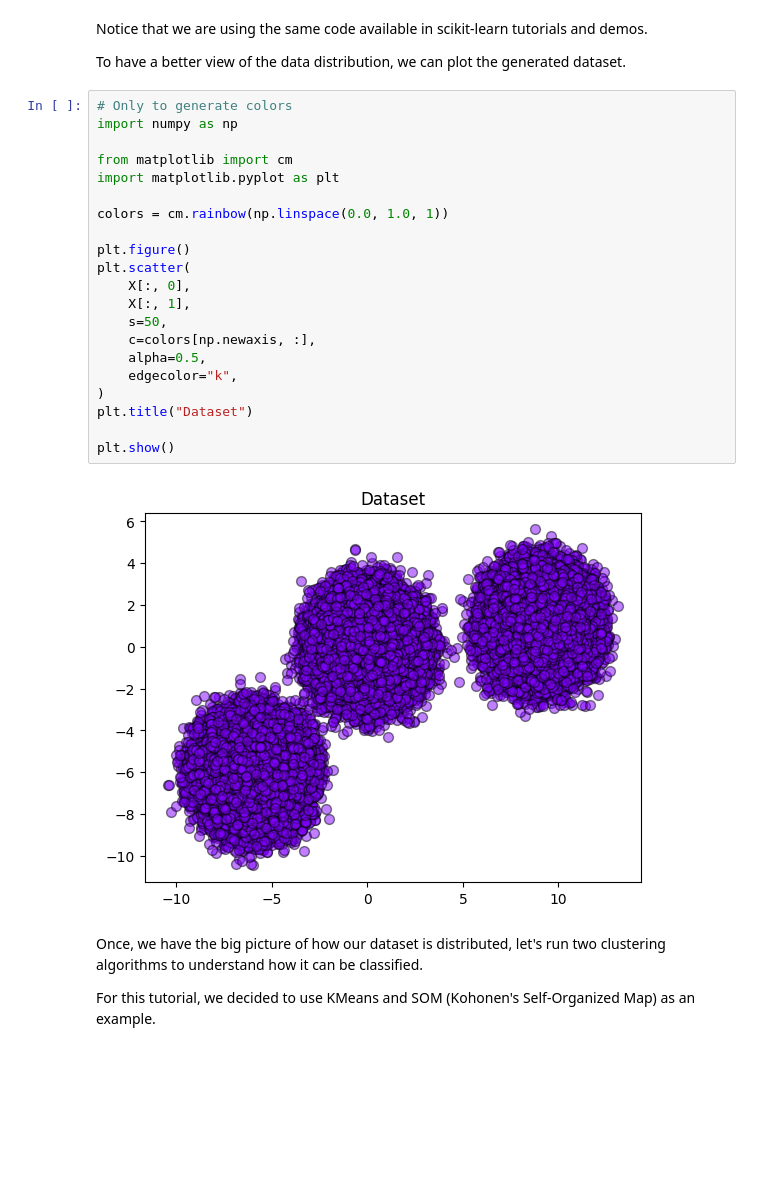
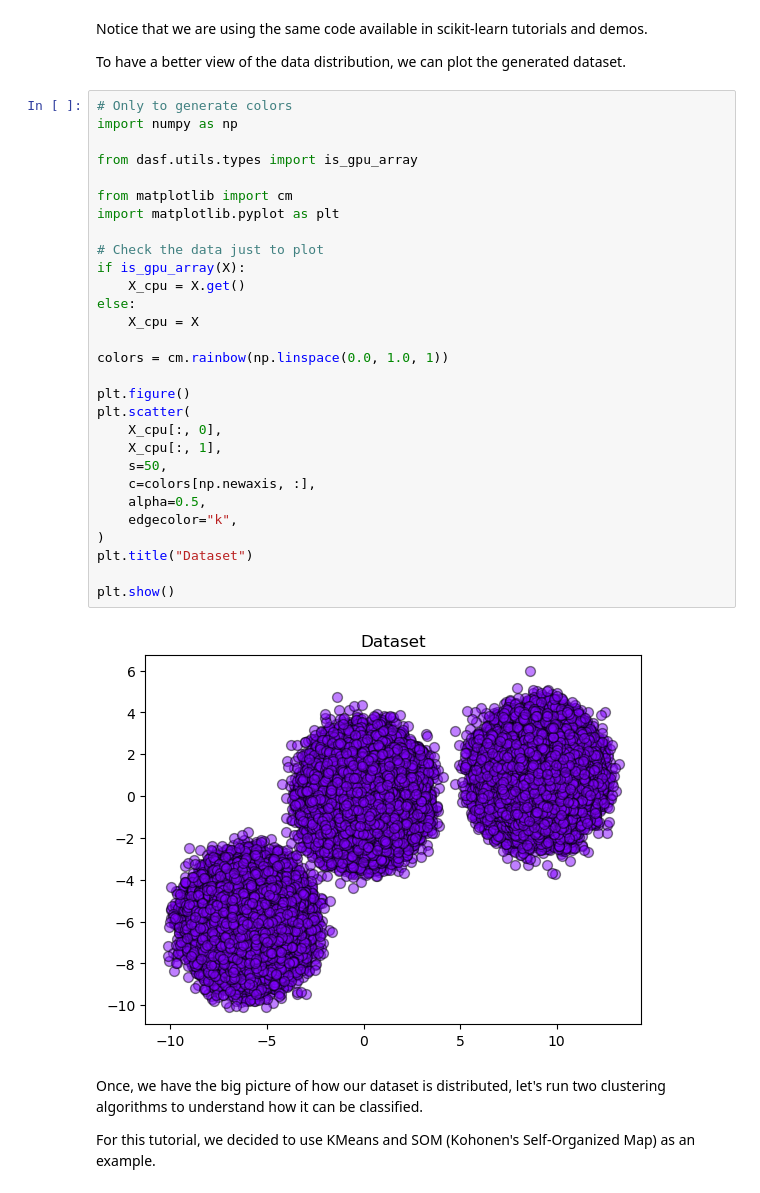
Before and after one commit to discovery-unicamp/dasf-core, a Jupyter notebook: docs/tutorials/Tutorial_1.ipynb, the cells around one changed output. Saved outputs shown, nothing was run; the diff lists cells and outputs as text; blank space fills up the shorter version.

```diff
--- a/docs/tutorials/Tutorial_1.ipynb
+++ b/docs/tutorials/Tutorial_1.ipynb
@@ -24,26 +24,34 @@ To have a better view of the data distribution, we can plot the generated datase
 # %%
 # Only to generate colors
 import numpy as np
 
+from dasf.utils.types import is_gpu_array
+
 from matplotlib import cm
 import matplotlib.pyplot as plt
+
+# Check the data just to plot
+if is_gpu_array(X):
+    X_cpu = X.get()
+else:
+    X_cpu = X
 
 colors = cm.rainbow(np.linspace(0.0, 1.0, 1))
 
 plt.figure()
 plt.scatter(
-    X[:, 0],
-    X[:, 1],
+    X_cpu[:, 0],
+    X_cpu[:, 1],
     s=50,
     c=colors[np.newaxis, :],
     alpha=0.5,
     edgecolor="k",
 )
 plt.title("Dataset")
 
 plt.show()
 # %% [output]
-[figure, old version]
+[figure, new version]
 # %% [markdown]
 Once, we have the big picture of how our dataset is distributed, let's run two clustering algorithms to understand how it can be classified.
 
```
Also changed, not shown: parts of 5 cells of this notebook, 2 other files.
